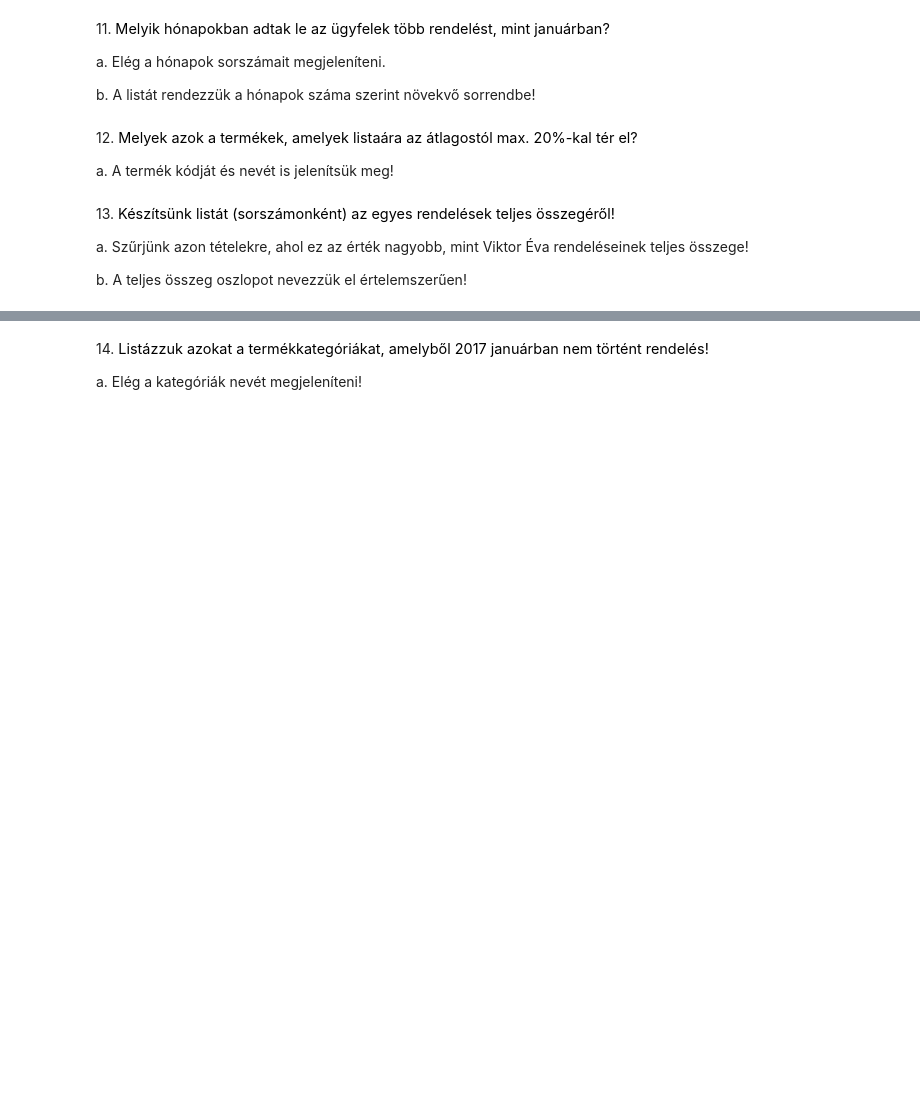
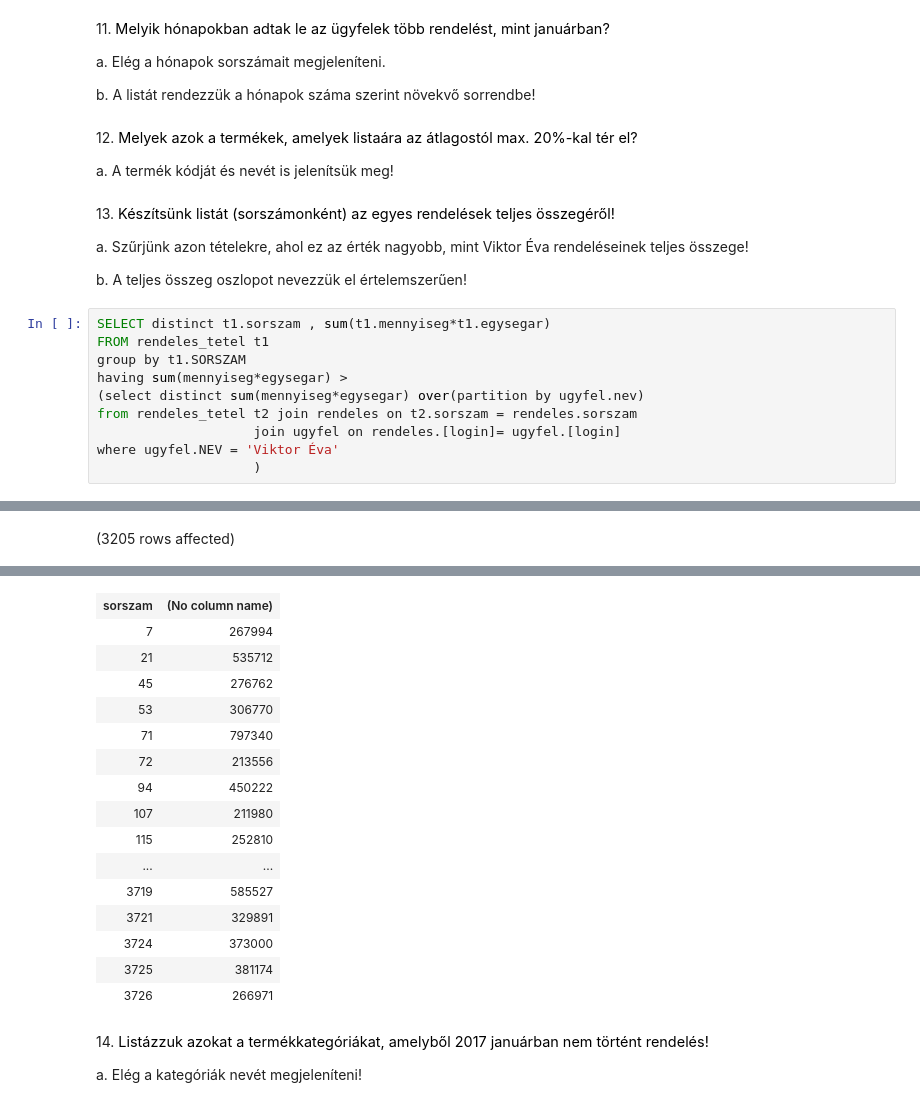
Before and after one commit to DeliMercedesz/sqlgyak03, a Jupyter notebook: gyakorlat06_feladatok (2).ipynb, the cells around one changed output, grey strips where cells are left out. Cells and saved outputs as stored; diff of their text form; blank space fills up the shorter version.

```diff
--- a/gyakorlat06_feladatok (2).ipynb
+++ b/gyakorlat06_feladatok (2).ipynb
@@ -134,3 +175,14 @@ a. A termék kódját és nevét is jelenítsük meg!
 a. Szűrjünk azon tételekre, ahol ez az érték nagyobb, mint Viktor Éva rendeléseinek teljes összege!
 
 b. A teljes összeg oszlopot nevezzük el értelemszerűen!
+# %%
+SELECT distinct t1.sorszam , sum(t1.mennyiseg*t1.egysegar)
+FROM rendeles_tetel t1
+group by t1.SORSZAM
+having sum(mennyiseg*egysegar) >
+(select distinct sum(mennyiseg*egysegar) over(partition by ugyfel.nev)
+from rendeles_tetel t2 join rendeles on t2.sorszam = rendeles.sorszam
+                    join ugyfel on rendeles.[login]= ugyfel.[login]
+where ugyfel.NEV = 'Viktor Éva'
+                    )
+# %% [output]
@@ -136,0 +190 @@ b. A teljes összeg oszlopot nevezzük el értelemszerűen!
+(3205 rows affected)
@@ -137,3 +192,19 @@ b. A teljes összeg oszlopot nevezzük el értelemszerűen!
+| sorszam | (No column name) |
+| 7 | 267994 |
+| 21 | 535712 |
+| 45 | 276762 |
+| 53 | 306770 |
+| 71 | 797340 |
+| 72 | 213556 |
+| 94 | 450222 |
+| 107 | 211980 |
+| 115 | 252810 |
+| ... | ... |
+| 3719 | 585527 |
+| 3721 | 329891 |
+| 3724 | 373000 |
+| 3725 | 381174 |
+| 3726 | 266971 |
 # %% [markdown]
 14. <span style="background-color: rgb(255, 255, 255); color: rgb(0, 0, 0); font-family: &quot;Open Sans&quot;, sans-serif; font-size: 14.44px;">Listázzuk azokat a termékkategóriákat, amelyből 2017 januárban nem történt rendelés!&nbsp;</span>
 
```
Also changed, not shown: parts of 9 cells of this notebook.
